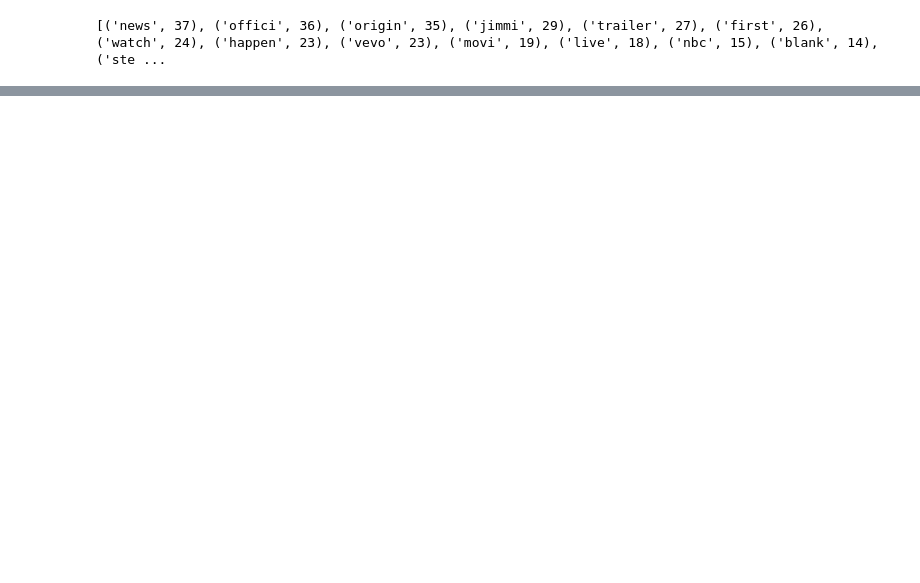
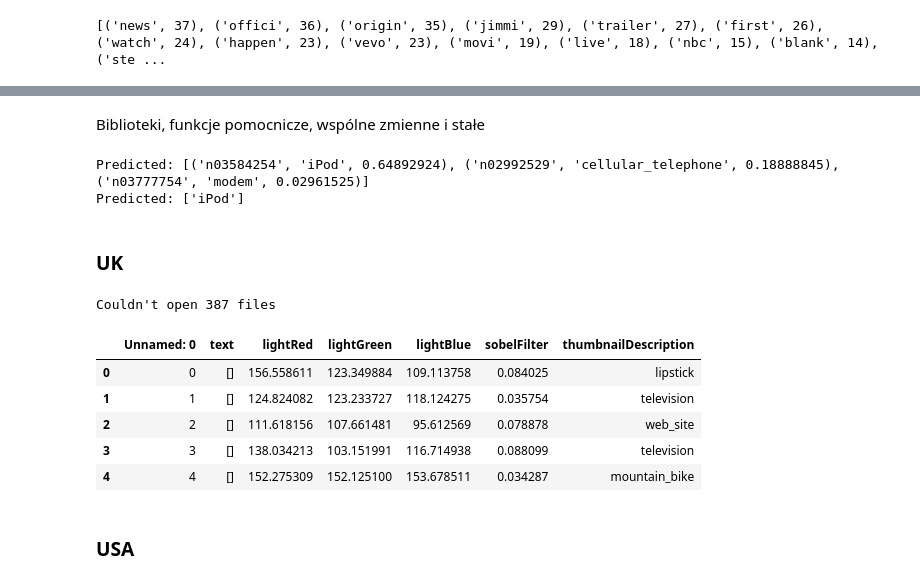
Before and after one commit to Southeaven/PED, a Jupyter notebook: ch1.ipynb, the cells around one changed output, grey strips where cells are left out. Saved outputs shown, nothing was run; the diff lists cells and outputs as text; code cells hidden in the pictures; blank space fills up the shorter version.

Commit message:
Add image classification

```diff
--- a/ch1.ipynb
+++ b/ch1.ipynb
@@ -816,0 +674,4 @@ Nie znaleziono zX1_qEVop0Q
+# %%
+if READ_CSV:
+    AG_GB = pd.read_csv("AG_GB.csv", sep=',')
+    AG_GB['text'] = AG_GB['text'].apply(makeArray)
@@ -978,0 +765,2 @@ print(counter.most_common())
+# %% [markdown]
+Biblioteki, funkcje pomocnicze, wspólne zmienne i stałe
@@ -978,0 +774,57 @@ print(counter.most_common())
+# %%
+img_path = "data/thumbnails/GB/1qsRU7C_Gp0.jpg"
+
+img = image.load_img(img_path, target_size=(224, 224))
+x = image.img_to_array(img)
+x = np.expand_dims(x, axis=0)
+x = preprocess_input(x)
+
+preds = model.predict(x)
+# decode the results into a list of tuples (class, description, probability)
+# (one such list for each sample in the batch)
+print('Predicted:', decode_predictions(preds, top=3)[0])
+
+# (class_name, class_description, score)
+decoded = decode_predictions(preds, top=1)[0]
+decoded = [x[1] for x in decoded]
+print('Predicted:', decoded)
+# %% [output]
+Predicted: [('n03584254', 'iPod', 0.64892924), ('n02992529', 'cellular_telephone', 0.18888845), ('n03777754', 'modem', 0.02961525)]
+Predicted: ['iPod']
+# %% [markdown]
+### UK
+# %%
+results = []
+no_load = 0
+
+for id in tqdm(gb_videos.index):
+    try:
+        img = image.load_img("./data/thumbnails/GB/" + id + ".jpg", target_size=(224, 224))
+        x = image.img_to_array(img)
+        x = np.expand_dims(x, axis=0)
+        x = preprocess_input(x)
+
+        preds = model.predict(x)
+        decoded = decode_predictions(preds, top=1)[0]
+        decoded = [x[1] for x in decoded]
+        results.append(decoded[0])
+    except:
+        no_load = no_load + 1
+        results.append("")
+
+AG_GB["thumbnailDescription"] = results
+
+print("Couldn't open {} files".format(no_load))
+# %% [output]
+Couldn't open 387 files
+# %%
+AG_GB.head()
+# %% [output]
+|  | Unnamed: 0 | text | lightRed | lightGreen | lightBlue | sobelFilter | thumbnailDescription |
+| 0 | 0 | [] | 156.558611 | 123.349884 | 109.113758 | 0.084025 | lipstick |
+| 1 | 1 | [] | 124.824082 | 123.233727 | 118.124275 | 0.035754 | television |
+| 2 | 2 | [] | 111.618156 | 107.661481 | 95.612569 | 0.078878 | web_site |
+| 3 | 3 | [] | 138.034213 | 103.151991 | 116.714938 | 0.088099 | television |
+| 4 | 4 | [] | 152.275309 | 152.125100 | 153.678511 | 0.034287 | mountain_bike |
+# %% [markdown]
+### USA
```
Also changed, not shown: parts of 48 cells of this notebook.
